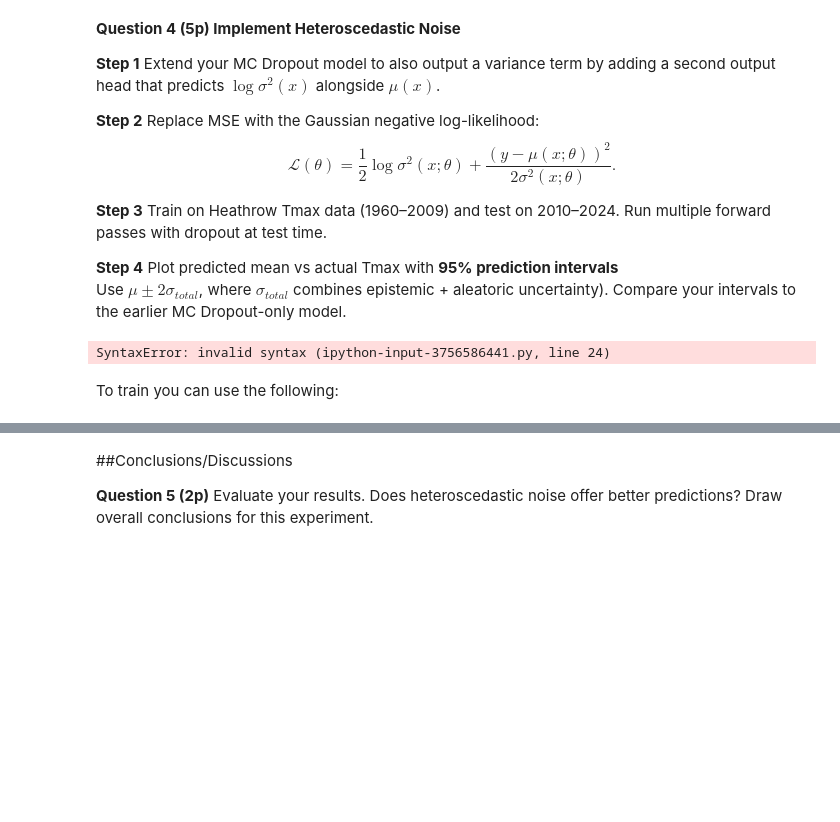
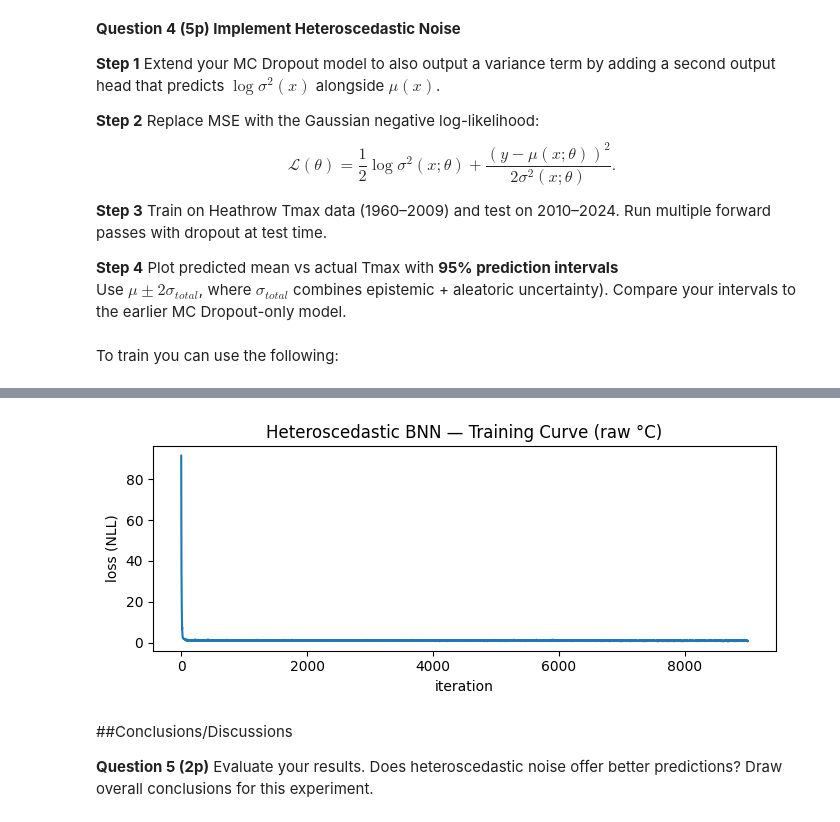
Before and after one commit to Tzu-Liang/COMP64101-Reasoning-and-Learning-under-Uncertainty-Module, a Jupyter notebook: Labs/comp64101_coursework_part2_a49626th.ipynb, the cells around one changed output, grey strips where cells are left out. Drawn from its saved outputs; the diff is of its cells as text; code cells hidden in the pictures; blank space fills up the shorter version.

```diff
--- a/Labs/comp64101_coursework_part2_a49626th.ipynb
+++ b/Labs/comp64101_coursework_part2_a49626th.ipynb
@@ -818,7 +818,7 @@ class MCDropoutHetero(nn.Module):
         last_dim = features[-1]
         #FILL: add a second output head that predicts log𝜎2(𝑥) alongside 𝜇(𝑥)
         self.mu_head  = nn.Linear(last_dim, 1)
-        self.----
+        self.var_head = nn.Linear(last_dim, 1)
 
     def forward(self, X):
         if X.ndim == 3:
@@ -831,10 +831,8 @@ class MCDropoutHetero(nn.Module):
     def loss_fn(self, X, y):
         # Heteroscedastic Gaussian NLL
         mu, var = self.forward(X)
-        nll = ----#FILL
+        nll = 0.5 * (torch.log(var) + (y - mu) ** 2 / var)#FILL
         return nll.mean()
-# %% [output]
-SyntaxError: invalid syntax (ipython-input-3756586441.py, line 24)
 # %% [markdown]
 To train you can use the following:
 # %%
@@ -868,7 +866,7 @@ features_hetero = [LOOKBACK, 32, 16]   # tweak if desired
 dropout_rate = 0.1
 
 het = MCDropoutHetero(features_hetero, dropout_rate=dropout_rate)
-device = torch.device('cpu')  # or 'cuda' if available and tensors are on GPU
+device = torch.device('cuda')  # or 'cuda' if available and tensors are on GPU
 het, het_loss_hist = train(het, Xtr_win, ytr_win,
                            batch_size=min(256, len(Xtr_win)),
                            lr=1e-3, epochs=3000, print_iters=300, device=device)
@@ -878,3 +876,4 @@ plt.plot(het_loss_hist)
 plt.xlabel("iteration"); plt.ylabel("loss (NLL)")
 plt.title("Heteroscedastic BNN — Training Curve (raw °C)")
 plt.tight_layout(); plt.show()
+# %% [output]
@@ -881,3 +890,4 @@ plt.tight_layout(); plt.show()
+[figure, added]
 # %%
 # MC prediction (raw °C) ===
 
```
Also changed, not shown: parts of 5 cells of this notebook.
